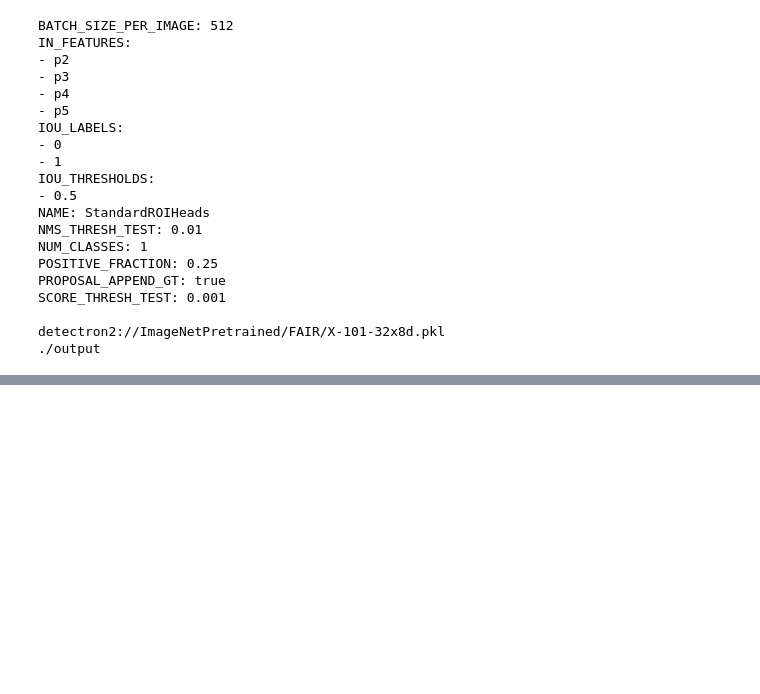
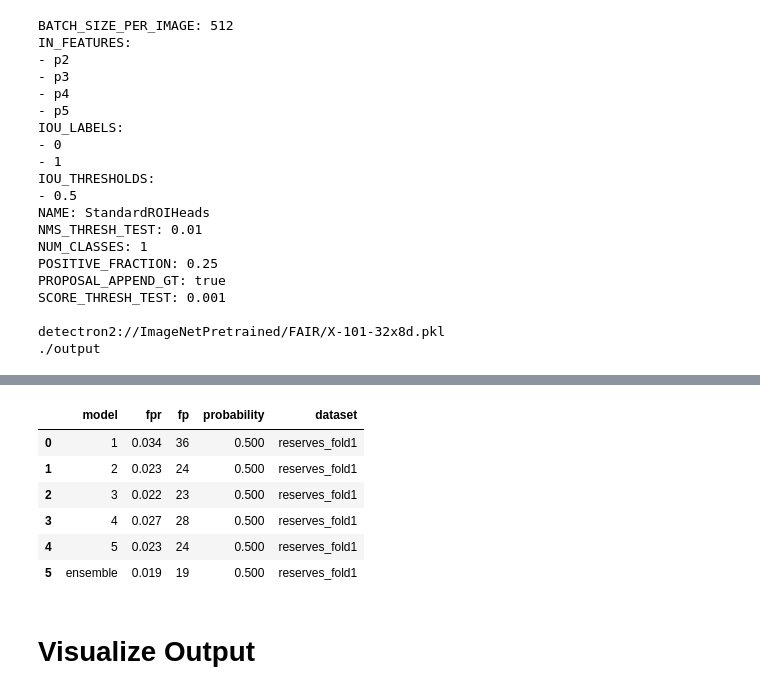
Before and after one commit to uw-biomedical-ml/detectron2-rpd-yb, a Jupyter notebook: runEnsemble.ipynb, the cells around one changed output, grey strips where cells are left out. Drawn from its saved outputs; the diff is of its cells as text; code cells hidden in the pictures; blank space fills up the shorter version.

```diff
--- a/runEnsemble.ipynb
+++ b/runEnsemble.ipynb
@@ -231,5 +56,0 @@ RPDplt.dfimg
-# %%
-dfpts = RPDplt.dfpts
-import pandas as pd
-pd.set_option('display.max_rows',500)
-dfpts
@@ -344,0 +141,12 @@ dfr.style.set_table_styles(styles).set_table_attributes('style="font-size: 17px"
+# %%
+#evaluate individual models
+import json
+myeval.evalsuper=False
+for mdl in ("fold1", "fold2", "fold3", "fold4","fold5"):
+    myeval.reset()
+    output_dir = "output_"+ dataset_name + "/"+mdl
+    myeval._output_dir = output_dir
+    myeval.evaluate()
+    print(myeval.summarize_scalars())
+    with open(os.path.join(output_dir,'scalar_dict.json'),"w") as outfile:
+        json.dump(obj=myeval.summarize_scalars(),fp=outfile)
@@ -344,0 +171,27 @@ dfr.style.set_table_styles(styles).set_table_attributes('style="font-size: 17px"
+# %%
+import json, os
+import pandas as pd
+from table_styles import styles
+mydicts=[]
+for mdl in ['fold1','fold2','fold3','fold4','fold5']:
+    output_dir = "output_"+ dataset_name + "/"+mdl
+    with open(os.path.join(output_dir,'scalar_dict.json')) as f:
+        mydicts.append(json.load(f))
+with open(os.path.join("output_"+ dataset_name,'scalar_dict.json')) as f:
+    mydicts.append(json.load(f))
+dfr = pd.DataFrame(mydicts)
+dfr = dfr.assign(fp = np.int32(dfr.fpr*num_images))
+dfr = dfr.assign(model = ['1','2','3','4','5','ensemble'])
+dfr = dfr[['model','fpr','fp','probability','dataset']]
+pd.set_option('display.precision',3)
+dfr.style.set_table_styles(styles).set_table_attributes('style="font-size: 17px"')
+# %% [output]
+|  | model | fpr | fp | probability | dataset |
+| 0 | 1 | 0.034 | 36 | 0.500 | reserves_fold1 |
+| 1 | 2 | 0.023 | 24 | 0.500 | reserves_fold1 |
+| 2 | 3 | 0.022 | 23 | 0.500 | reserves_fold1 |
+| 3 | 4 | 0.027 | 28 | 0.500 | reserves_fold1 |
+| 4 | 5 | 0.023 | 24 | 0.500 | reserves_fold1 |
+| 5 | ensemble | 0.019 | 19 | 0.500 | reserves_fold1 |
+# %% [markdown]
+# Visualize Output
```
Also changed, not shown: parts of 37 cells of this notebook, 3 other files.
